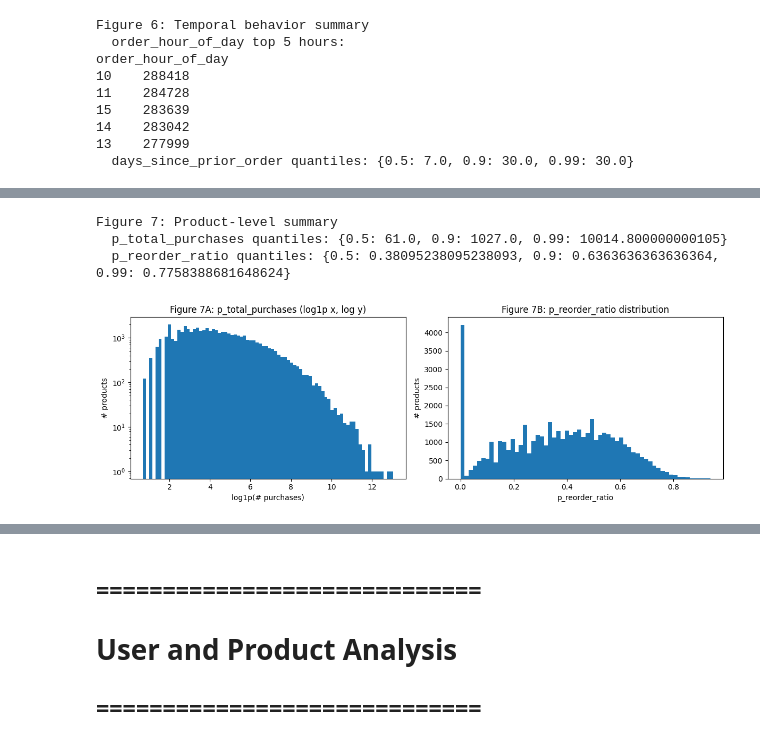
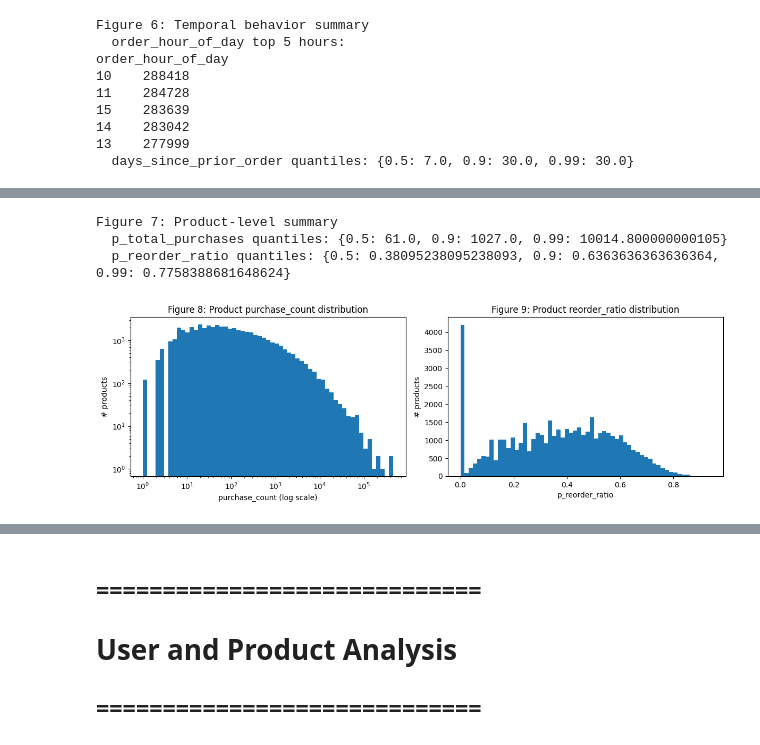
Before and after one commit to Bettinapb/5971-Team-404-not-found, a Jupyter notebook: midterm_team 404 not found.ipynb, the cells around one changed output, grey strips where cells are left out. Drawn from its saved outputs; the diff is of its cells as text; code cells hidden in the pictures.

```diff
--- a/midterm_team 404 not found.ipynb
+++ b/midterm_team 404 not found.ipynb
@@ -804,32 +801,41 @@ For each order, the median time since the previous order is 7 days. The distribu
 # %%
-# 9.6 Figure 7: Product-level popularity and reorder behavior
-# Use history_op so the EDA matches the future feature-building data source.
+# -----------------------------
+# Product-level summary
+# -----------------------------
 p_total_purchases = history_op.groupby("product_id")["order_id"].size().astype(float)
 p_reorder_ratio = history_op.groupby("product_id")["reordered"].mean().astype(float)
 
 print("\nFigure 7: Product-level summary")
 print("  p_total_purchases quantiles:", p_total_purchases.quantile([0.5, 0.9, 0.99]).to_dict())
 print("  p_reorder_ratio quantiles:", p_reorder_ratio.quantile([0.5, 0.9, 0.99]).to_dict())
 
 plt.figure(figsize=(12, 4))
 
+# Figure 8: product purchase_count distribution
 plt.subplot(1, 2, 1)
-plt.hist(np.log1p(p_total_purchases.values), bins=80)
+purchase_bins = np.logspace(
+    np.log10(max(1, p_total_purchases.min())),
+    np.log10(p_total_purchases.max()),
+    60
+)
+plt.hist(p_total_purchases.values, bins=purchase_bins)
+plt.xscale("log")
 plt.yscale("log")
-plt.title("Figure 7A: p_total_purchases (log1p x, log y)")
-plt.xlabel("log1p(# purchases)")
+plt.title("Figure 8: Product purchase_count distribution")
+plt.xlabel("purchase_count (log scale)")
 plt.ylabel("# products")
 
+# Figure 9: product reorder_ratio distribution
 plt.subplot(1, 2, 2)
 plt.hist(p_reorder_ratio.values, bins=60)
-plt.title("Figure 7B: p_reorder_ratio distribution")
+plt.title("Figure 9: Product reorder_ratio distribution")
 plt.xlabel("p_reorder_ratio")
 plt.ylabel("# products")
 
 plt.tight_layout()
 plt.show()
 # %% [output]
 Figure 7: Product-level summary
   p_total_purchases quantiles: {0.5: 61.0, 0.9: 1027.0, 0.99: 10014.800000000105}
   p_reorder_ratio quantiles: {0.5: 0.38095238095238093, 0.9: 0.6363636363636364, 0.99: 0.7758388681648624}
-[figure, old version]
+[figure, new version]
```
Also changed, not shown: parts of 66 cells of this notebook.
